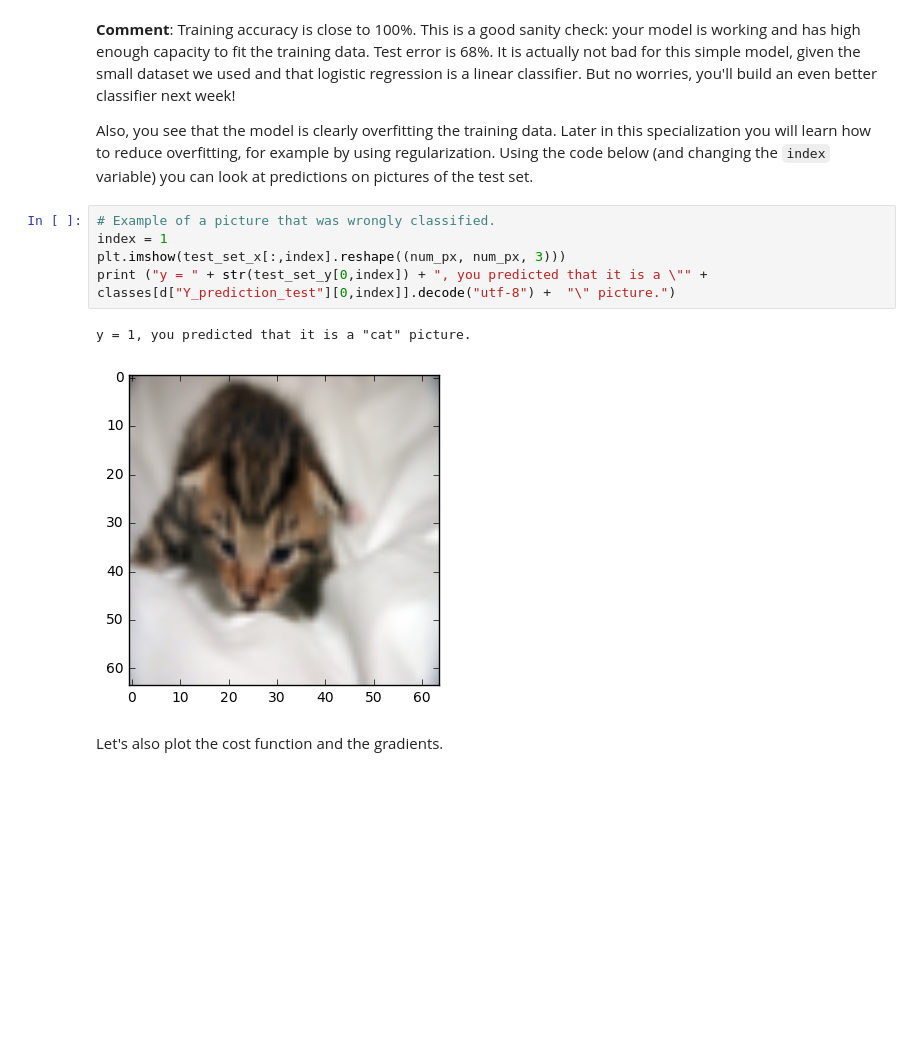
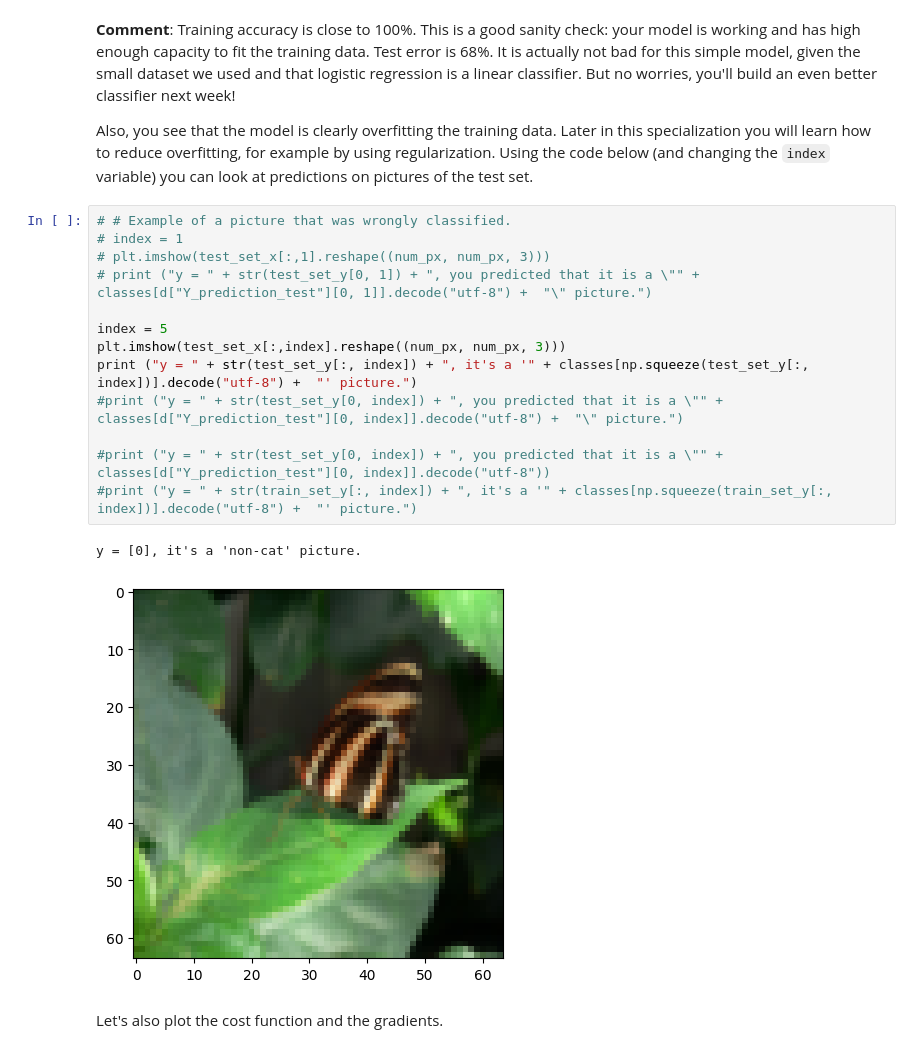
Before and after one commit to altair961/DeepLearning, a Jupyter notebook: deeplearning.ai-Assignments/Neural-networks-Deep-learning/Week2/Logistic+Regression+with+a+Neural+Network+mindset+v4.ipynb, the cells around one changed output. Cells and saved outputs as stored; diff of their text form; blank space fills up the shorter version.

```diff
--- a/deeplearning.ai-Assignments/Neural-networks-Deep-learning/Week2/Logistic+Regression+with+a+Neural+Network+mindset+v4.ipynb
+++ b/deeplearning.ai-Assignments/Neural-networks-Deep-learning/Week2/Logistic+Regression+with+a+Neural+Network+mindset+v4.ipynb
@@ -689,13 +717,21 @@ test accuracy: 70.0 %
 
 Also, you see that the model is clearly overfitting the training data. Later in this specialization you will learn how to reduce overfitting, for example by using regularization. Using the code below (and changing the `index` variable) you can look at predictions on pictures of the test set.
 # %%
-# Example of a picture that was wrongly classified.
-index = 1
+# # Example of a picture that was wrongly classified.
+# index = 1
+# plt.imshow(test_set_x[:,1].reshape((num_px, num_px, 3)))
+# print ("y = " + str(test_set_y[0, 1]) + ", you predicted that it is a \"" + classes[d["Y_prediction_test"][0, 1]].decode("utf-8") +  "\" picture.")
+
+index = 5
 plt.imshow(test_set_x[:,index].reshape((num_px, num_px, 3)))
-print ("y = " + str(test_set_y[0,index]) + ", you predicted that it is a \"" + classes[d["Y_prediction_test"][0,index]].decode("utf-8") +  "\" picture.")
+print ("y = " + str(test_set_y[:, index]) + ", it's a '" + classes[np.squeeze(test_set_y[:, index])].decode("utf-8") +  "' picture.")
+#print ("y = " + str(test_set_y[0, index]) + ", you predicted that it is a \"" + classes[d["Y_prediction_test"][0, index]].decode("utf-8") +  "\" picture.")
+
+#print ("y = " + str(test_set_y[0, index]) + ", you predicted that it is a \"" + classes[d["Y_prediction_test"][0, index]].decode("utf-8"))
+#print ("y = " + str(train_set_y[:, index]) + ", it's a '" + classes[np.squeeze(train_set_y[:, index])].decode("utf-8") +  "' picture.")
 # %% [output]
-y = 1, you predicted that it is a "cat" picture.
+y = [0], it's a 'non-cat' picture.
-[figure, old version]
+[figure, new version]
 # %% [markdown]
 Let's also plot the cost function and the gradients.
 # %%
```
Also changed, not shown: parts of 17 cells of this notebook, 4 other files.
